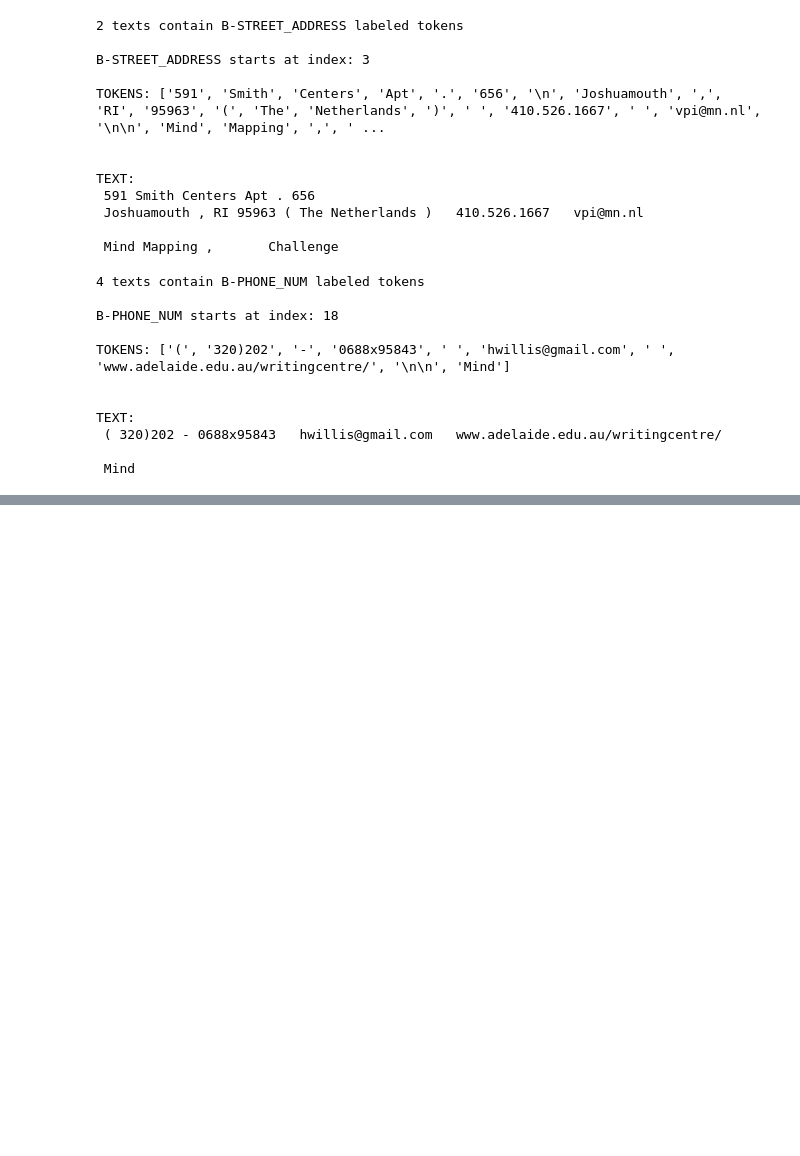
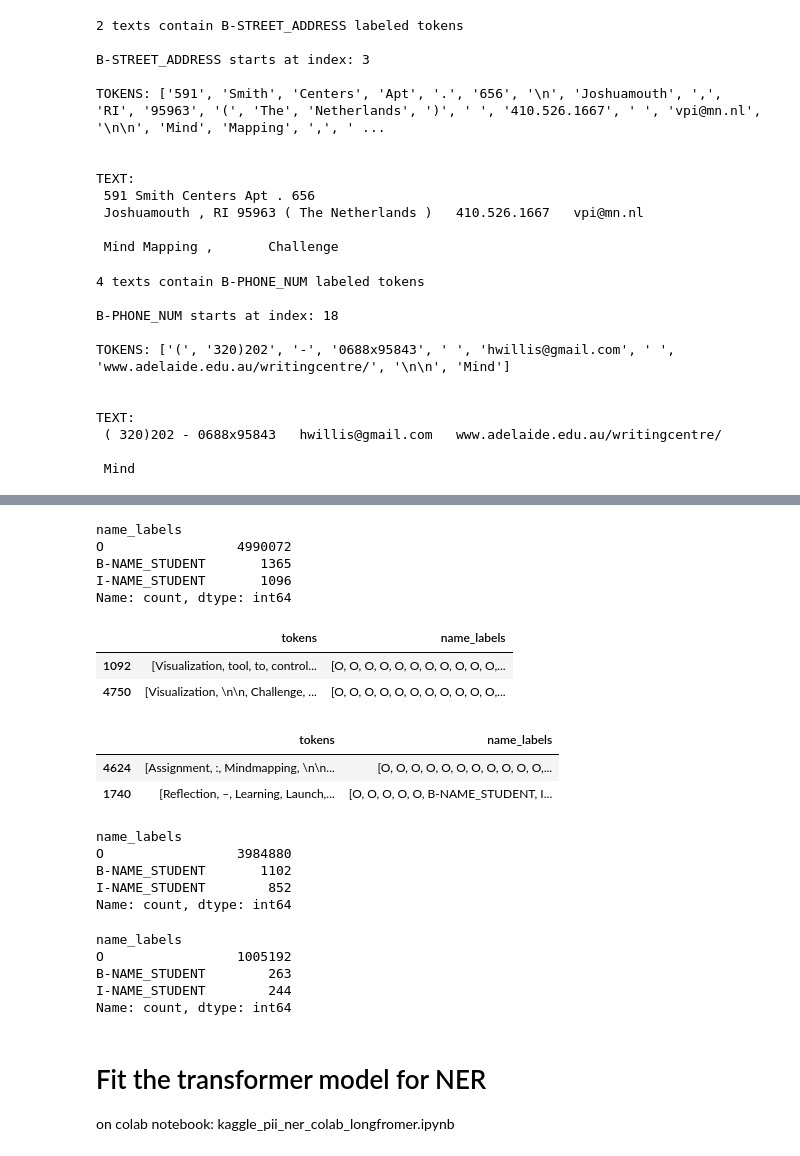
Before and after one commit to samd24/kaggle_pii_detection_removel_educational_data, a Jupyter notebook: pii_detection.ipynb, the cells around one changed output, grey strips where cells are left out. Drawn from its saved outputs; the diff is of its cells as text; code cells hidden in the pictures; blank space fills up the shorter version.

Commit message:
dataset split and ready to use for transformer model-in hugging face datasets format

```diff
--- a/pii_detection.ipynb
+++ b/pii_detection.ipynb
@@ -737,0 +464,4 @@ pd.DataFrame.from_dict(split2freqs, orient="index")
+# %%
+# drop the labels column as we dont need it for name NER
+train_df = train_df.drop(columns=['labels'])
+train_df.info()
@@ -737,0 +734,13 @@ pd.DataFrame.from_dict(split2freqs, orient="index")
+# %%
+df_exploded = train_df.explode('name_labels')
+# Count the occurrences of each unique string
+label_counts = df_exploded['name_labels'].value_counts()
+
+# Display the counts
+print(label_counts)
+# %% [output]
+name_labels
+O                 4990072
+B-NAME_STUDENT       1365
+I-NAME_STUDENT       1096
+Name: count, dtype: int64
@@ -737,0 +752,51 @@ pd.DataFrame.from_dict(split2freqs, orient="index")
+# %%
+# spliting stratified is complicated
+# split without stratification
+# this can be done also directly in huggingface datasets
+from sklearn.model_selection import train_test_split
+
+X_train, X_validation, y_train, y_validation = train_test_split(train_df['tokens'], train_df['name_labels'], test_size=0.2, random_state=42)
+# %%
+traindata = pd.concat([X_train, y_train], axis=1)
+valdata = pd.concat([X_validation, y_validation], axis=1)
+# %%
+traindata.head(2)
+# %% [output]
+|  | tokens | name_labels |
+| 1092 | [Visualization, tool, to, control... | [O, O, O, O, O, O, O, O, O, O, O,... |
+| 4750 | [Visualization, \n\n, Challenge, ... | [O, O, O, O, O, O, O, O, O, O, O,... |
+# %%
+valdata.head(2)
+# %% [output]
+|  | tokens | name_labels |
+| 4624 | [Assignment, :, Mindmapping, \n\n... | [O, O, O, O, O, O, O, O, O, O, O,... |
+| 1740 | [Reflection, –, Learning, Launch,... | [O, O, O, O, O, B-NAME_STUDENT, I... |
+# %%
+df_exploded = traindata.explode('name_labels')
+# Count the occurrences of each unique string
+label_counts = df_exploded['name_labels'].value_counts()
+
+# Display the counts
+print(label_counts)
+# %% [output]
+name_labels
+O                 3984880
+B-NAME_STUDENT       1102
+I-NAME_STUDENT        852
+Name: count, dtype: int64
+# %%
+df_exploded = valdata.explode('name_labels')
+# Count the occurrences of each unique string
+label_counts = df_exploded['name_labels'].value_counts()
+
+# Display the counts
+print(label_counts)
+# %% [output]
+name_labels
+O                 1005192
+B-NAME_STUDENT        263
+I-NAME_STUDENT        244
+Name: count, dtype: int64
+# %% [markdown]
+# Fit the transformer model for NER
+on colab notebook: kaggle_pii_ner_colab_longfromer.ipynb
```
Also changed, not shown: parts of 67 cells of this notebook, 2 other files.
